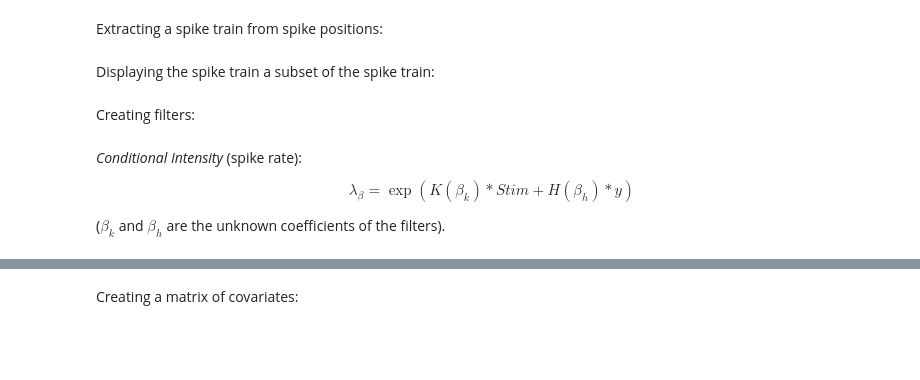
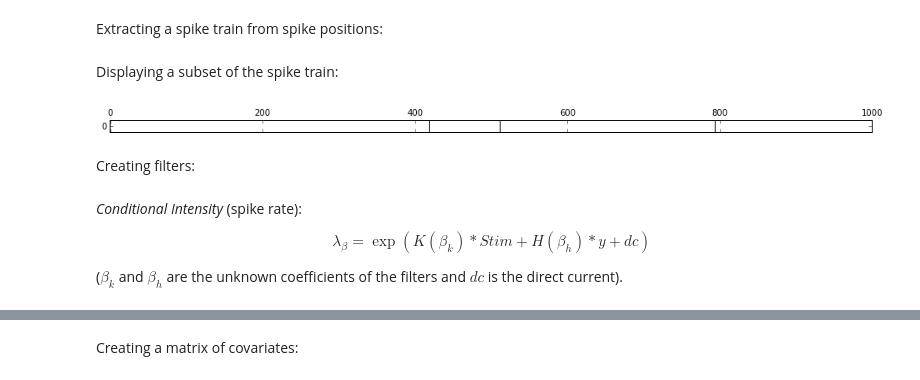
Before and after one commit to emaadmanzoor/GLM_PythonModules, a Jupyter notebook: notebooks/MLE_singleNeuron.ipynb, the cells around one changed output, grey strips where cells are left out. Cells and saved outputs as stored; diff of their text form; code cells hidden in the pictures; blank space fills up the shorter version.

```diff
--- a/notebooks/MLE_singleNeuron.ipynb
+++ b/notebooks/MLE_singleNeuron.ipynb
@@ -40,9 +41,14 @@ dt = 0.01
 tsp_int = np.ceil((tsp - dt*0.001)/dt)
 tsp_int = np.reshape(tsp_int,(tsp_int.shape[0],1))
 tsp_int = tsp_int.astype(int)
-y = np.array([item in tsp_int for item in np.arange(Stim.shape[0]/dt)]).astype(int)
+y = np.array([item in tsp_int for item in np.arange(Stim.shape[0]/dt)+1]).astype(int)
 # %% [markdown]
-Displaying the spike train a subset of the spike train:
+Displaying a subset of the spike train:
+# %%
+fig, ax = plt.subplots(figsize=(16, 2))
+fig = ax.matshow(np.reshape(y[:1000],(1,len(y[:1000]))),cmap = 'Greys',aspect = 15)
+# %% [output]
+[figure, added]
 # %% [markdown]
 Creating filters:
 # %%
@@ -58,9 +68,9 @@ H,H_orth,ht_domain = filters.createPostSpikeBasis(pars_h,dt)
 # %% [markdown]
 *Conditional Intensity* (spike rate):
 
-$$\lambda_{\beta} = \exp(K(\beta_k)*Stim + H(\beta_h)*y)$$
+$$\lambda_{\beta} = \exp(K(\beta_k)*Stim + H(\beta_h)*y + dc)$$
 
-($\beta_k$ and $\beta_h$ are the unknown coefficients of the filters).
+($\beta_k$ and $\beta_h$ are the unknown coefficients of the filters and $dc$ is the direct current).
 # %% [markdown]
 Since the convolution is a linear operation the intensity can be written in the following form:
 
```
Also changed, not shown: parts of 17 cells of this notebook, 9 other files.
